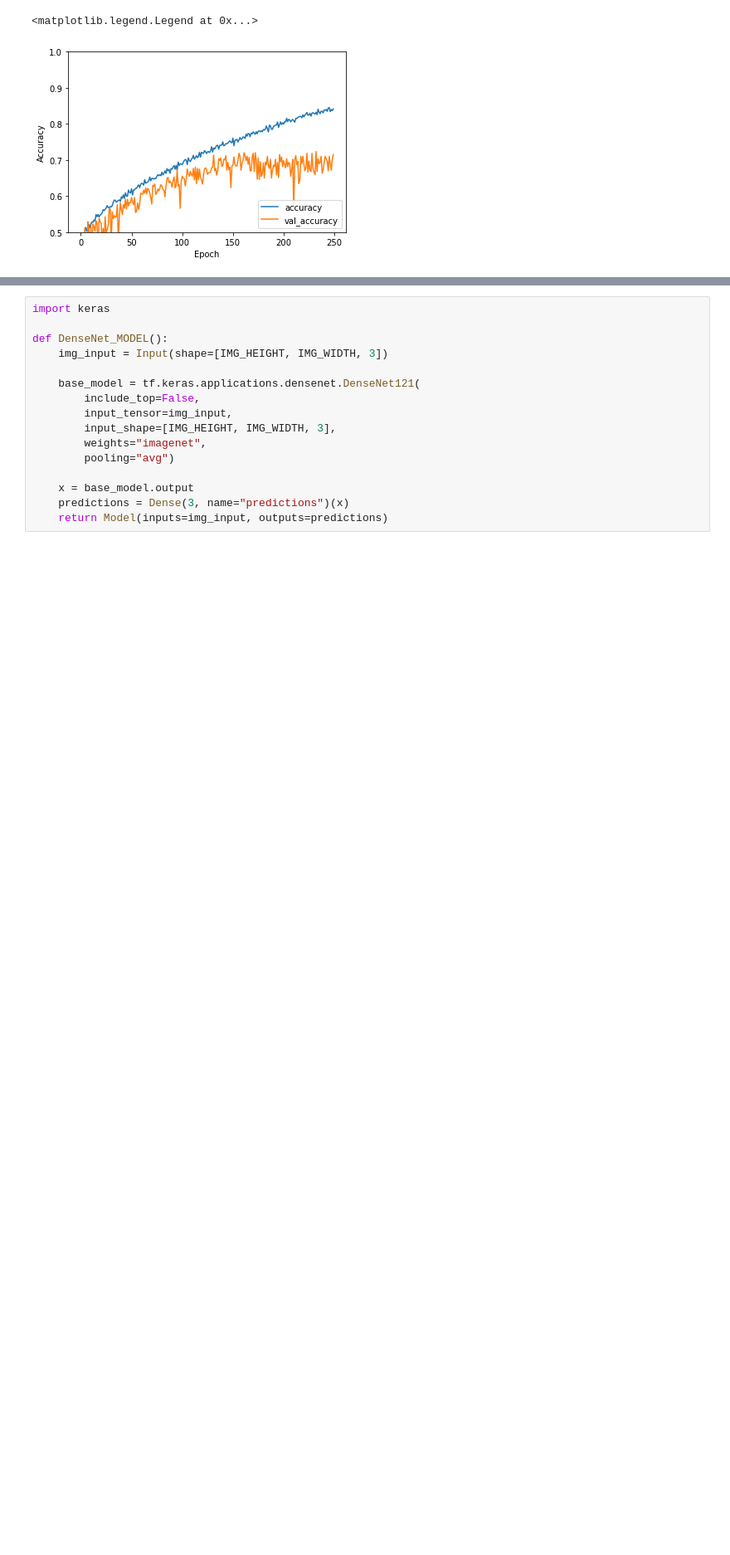
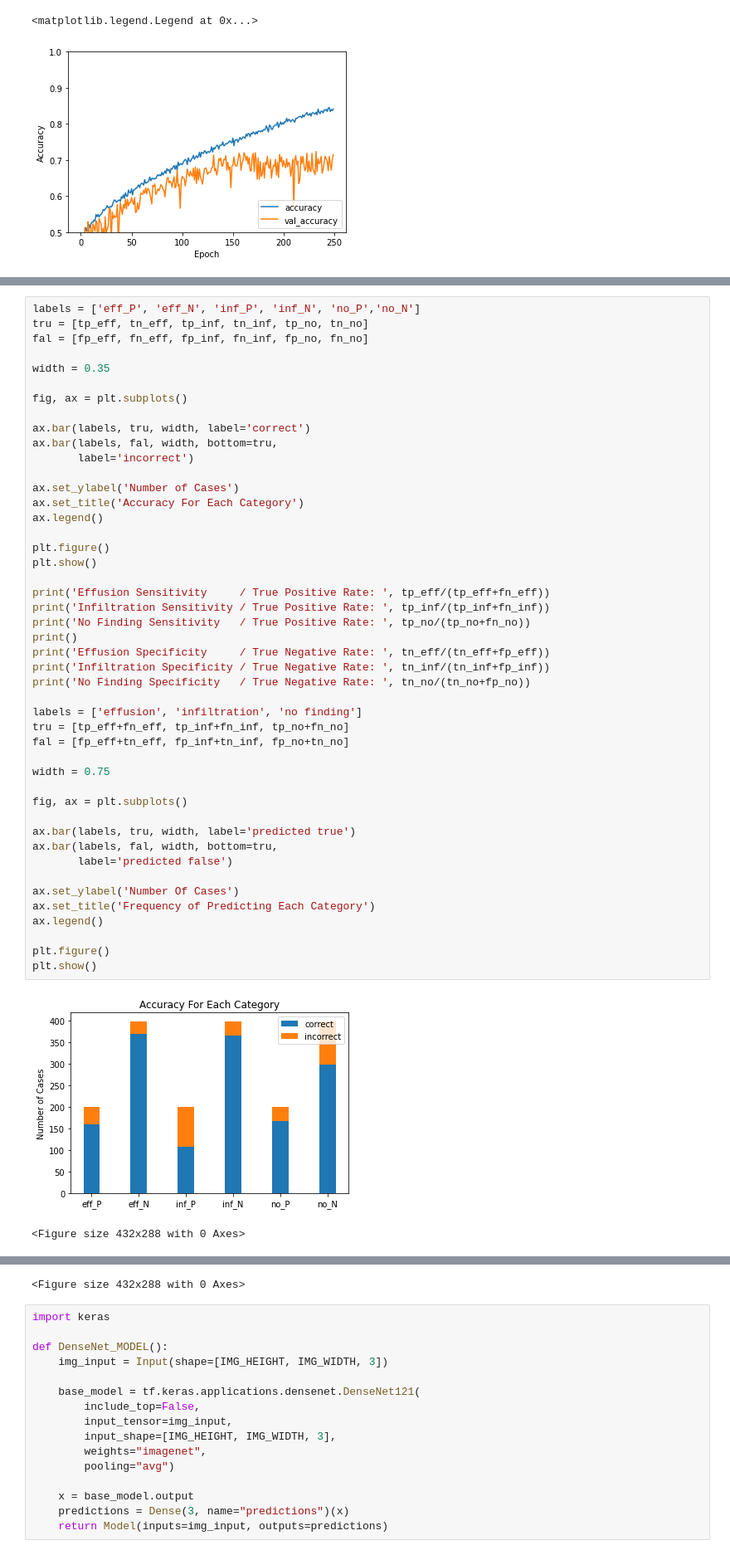
Before and after one commit to wahdo7/xraydiseaseclassification, a Jupyter notebook: Deep_Learning_3_Classification.ipynb, the cells around one changed output, grey strips where cells are left out. Shown at 83% size. Cells and saved outputs as stored; diff of their text form; blank space fills up the shorter version.

```diff
--- a/Deep_Learning_3_Classification.ipynb
+++ b/Deep_Learning_3_Classification.ipynb
@@ -425,0 +406,49 @@ plt.show()
+# %%
+labels = ['eff_P', 'eff_N', 'inf_P', 'inf_N', 'no_P','no_N']
+tru = [tp_eff, tn_eff, tp_inf, tn_inf, tp_no, tn_no]
+fal = [fp_eff, fn_eff, fp_inf, fn_inf, fp_no, fn_no]
+
+width = 0.35
+
+fig, ax = plt.subplots()
+
+ax.bar(labels, tru, width, label='correct')
+ax.bar(labels, fal, width, bottom=tru,
+       label='incorrect')
+
+ax.set_ylabel('Number of Cases')
+ax.set_title('Accuracy For Each Category')
+ax.legend()
+
+plt.figure()
+plt.show()
+
+print('Effusion Sensitivity     / True Positive Rate: ', tp_eff/(tp_eff+fn_eff))
+print('Infiltration Sensitivity / True Positive Rate: ', tp_inf/(tp_inf+fn_inf))
+print('No Finding Sensitivity   / True Positive Rate: ', tp_no/(tp_no+fn_no))
+print()
+print('Effusion Specificity     / True Negative Rate: ', tn_eff/(tn_eff+fp_eff))
+print('Infiltration Specificity / True Negative Rate: ', tn_inf/(tn_inf+fp_inf))
+print('No Finding Specificity   / True Negative Rate: ', tn_no/(tn_no+fp_no))
+
+labels = ['effusion', 'infiltration', 'no finding']
+tru = [tp_eff+fn_eff, tp_inf+fn_inf, tp_no+fn_no]
+fal = [fp_eff+tn_eff, fp_inf+tn_inf, fp_no+tn_no]
+
+width = 0.75
+
+fig, ax = plt.subplots()
+
+ax.bar(labels, tru, width, label='predicted true')
+ax.bar(labels, fal, width, bottom=tru,
+       label='predicted false')
+
+ax.set_ylabel('Number Of Cases')
+ax.set_title('Frequency of Predicting Each Category')
+ax.legend()
+
+plt.figure()
+plt.show()
+# %% [output]
+[figure, added]
+<Figure size 432x288 with 0 Axes>
@@ -426,3 +463,4 @@ plt.show()
+<Figure size 432x288 with 0 Axes>
 # %%
 import keras
 
```
Also changed, not shown: parts of 2 cells of this notebook.
